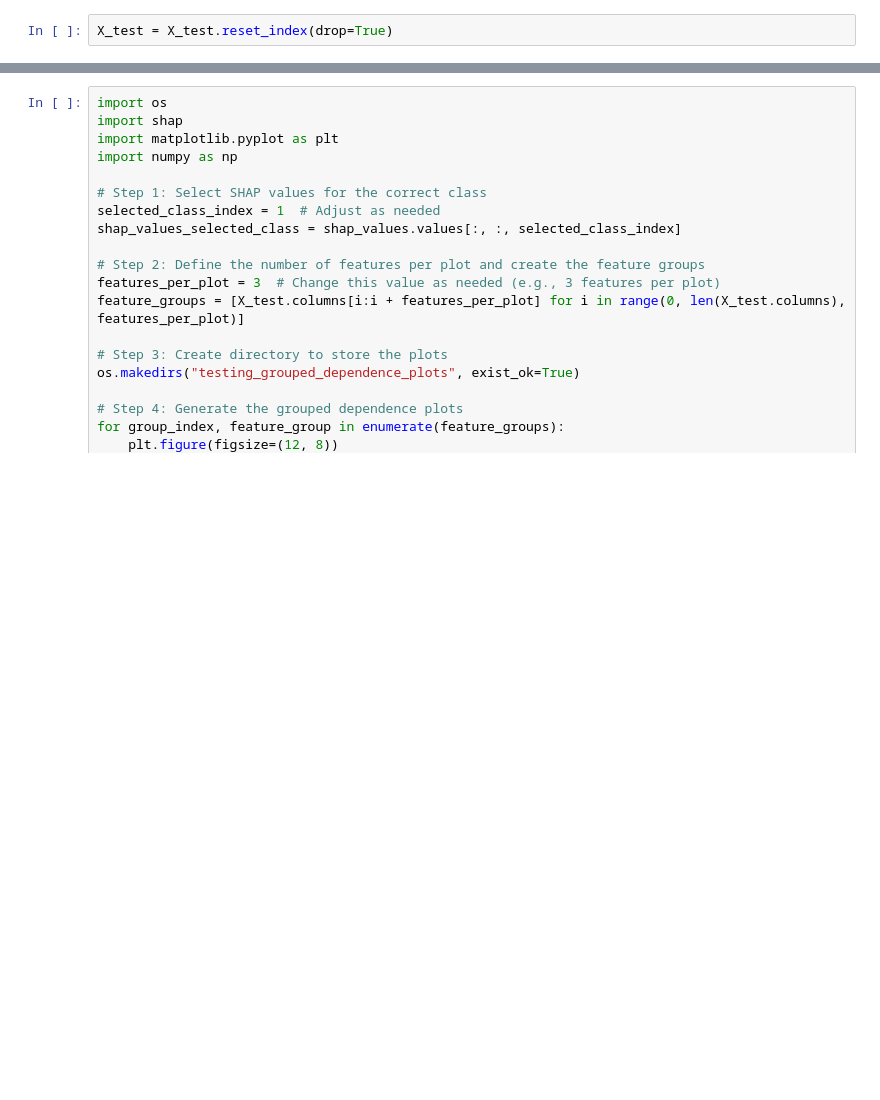
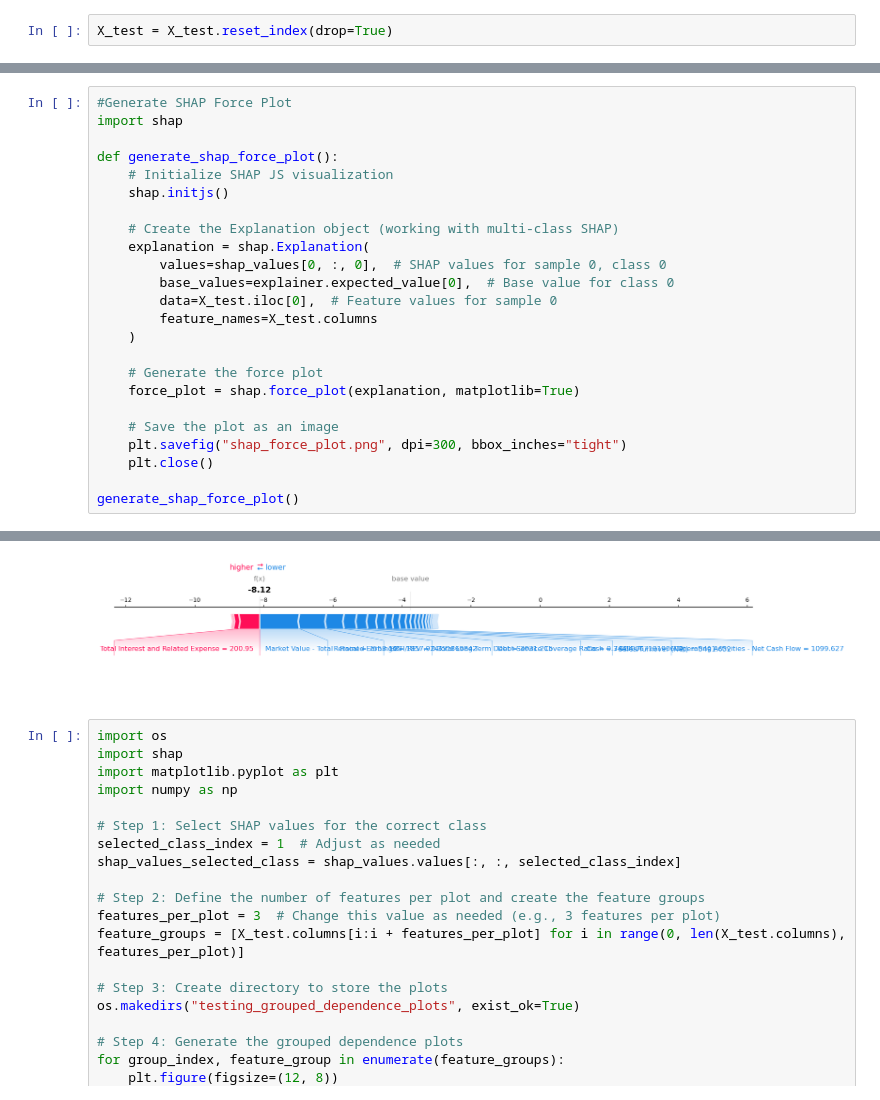
Before and after one commit to Y21E14/CreditRiskAnalysisApp, a Jupyter notebook: Python Codes/FYP XG Boost with XAI Integration (Jenny & Charenya).ipynb, the cells around one changed output, grey strips where cells are left out. Saved outputs shown, nothing was run; the diff lists cells and outputs as text; blank space fills up the shorter version.

```diff
--- a/Python Codes/FYP XG Boost with XAI Integration (Jenny & Charenya).ipynb
+++ b/Python Codes/FYP XG Boost with XAI Integration (Jenny & Charenya).ipynb
@@ -360,0 +378,25 @@ SHAP values shape: (517, 26, 3)
+# %%
+#Generate SHAP Force Plot
+import shap
+
+def generate_shap_force_plot():
+    # Initialize SHAP JS visualization
+    shap.initjs()
+
+    # Create the Explanation object (working with multi-class SHAP)
+    explanation = shap.Explanation(
+        values=shap_values[0, :, 0],  # SHAP values for sample 0, class 0
+        base_values=explainer.expected_value[0],  # Base value for class 0
+        data=X_test.iloc[0],  # Feature values for sample 0
+        feature_names=X_test.columns
+    )
+
+    # Generate the force plot
+    force_plot = shap.force_plot(explanation, matplotlib=True)
+
+    # Save the plot as an image
+    plt.savefig("shap_force_plot.png", dpi=300, bbox_inches="tight")
+    plt.close()
+
+generate_shap_force_plot()
+# %% [output]
@@ -361,3 +404,4 @@ SHAP values shape: (517, 26, 3)
+[figure, added]
 # %%
 import os
 import shap
```
Also changed, not shown: parts of 9 cells of this notebook, 4 other files.
